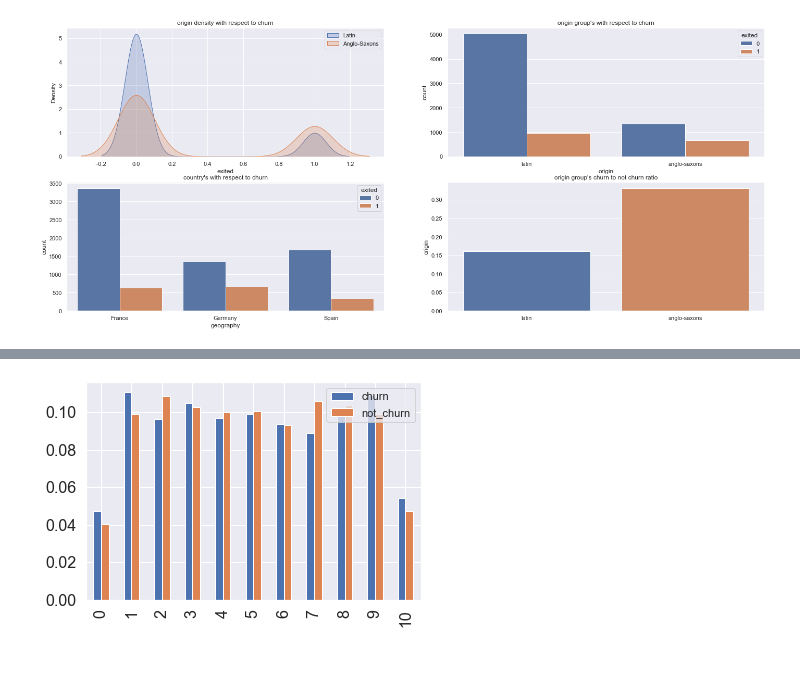
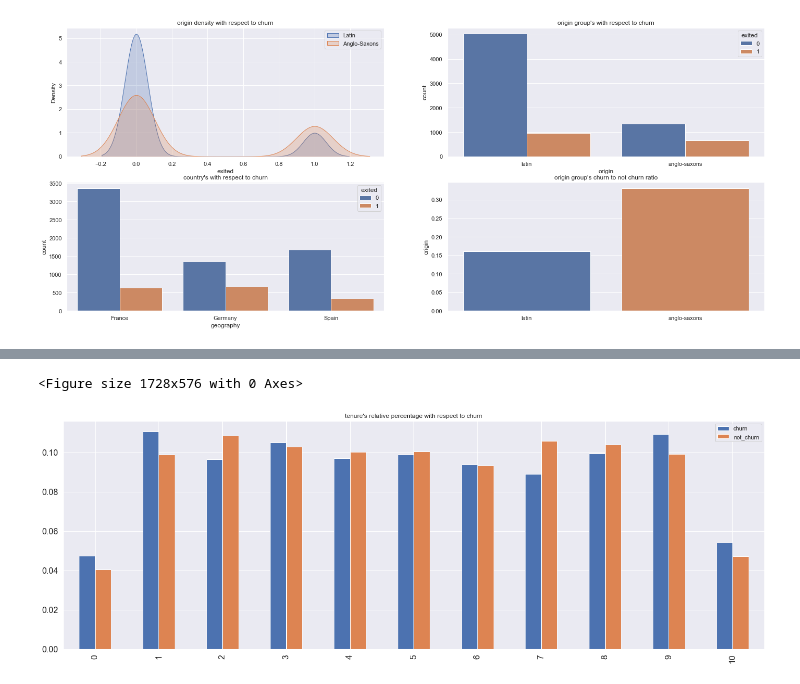
Before and after one commit to FabioCaffarello/Churn-Prediction-TopBank, a Jupyter notebook: 02-Notebooks/02-Scond_Cycle_CRISP/workflow_complete.ipynb, the cells around one changed output, grey strips where cells are left out. Drawn from its saved outputs; the diff is of its cells as text; code cells hidden in the pictures.

```diff
--- a/02-Notebooks/02-Scond_Cycle_CRISP/workflow_complete.ipynb
+++ b/02-Notebooks/02-Scond_Cycle_CRISP/workflow_complete.ipynb
@@ -824,9 +853,14 @@ set_title("origin group's churn to not churn ratio");
 # %%
 tenure_percentage = num_attributes['tenure'].value_counts(normalize=True).sort_index()
 tenure_percentage_hue_churn = pd.DataFrame()
 tenure_percentage_hue_churn['churn'] = num_attributes['tenure'][num_attributes['exited'] == 1].value_counts(normalize=True).sort_index()
 tenure_percentage_hue_churn['not_churn'] = num_attributes['tenure'][num_attributes['exited'] != 1].value_counts(normalize=True).sort_index()
 
+# figure size
+plt.figure(figsize(24,8));
+
 tenure_percentage_hue_churn.plot(kind='bar', stacked=False, fontsize=16);
+plt.title("tenure's relative percentage with respect to churn");
 # %% [output]
+<Figure size 1728x576 with 0 Axes>
-[figure, old version]
+[figure, new version]
```
Also changed, not shown: parts of 11 cells of this notebook.
